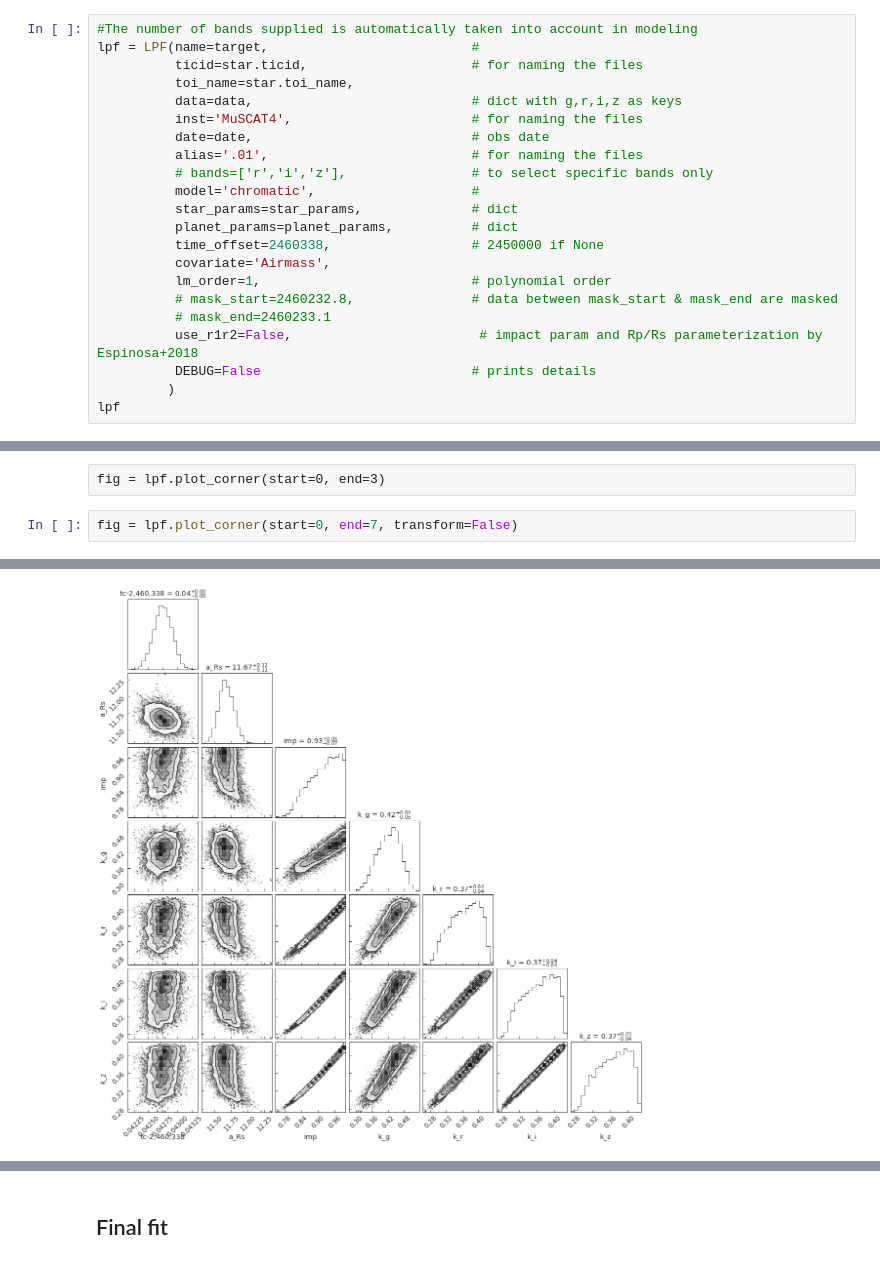
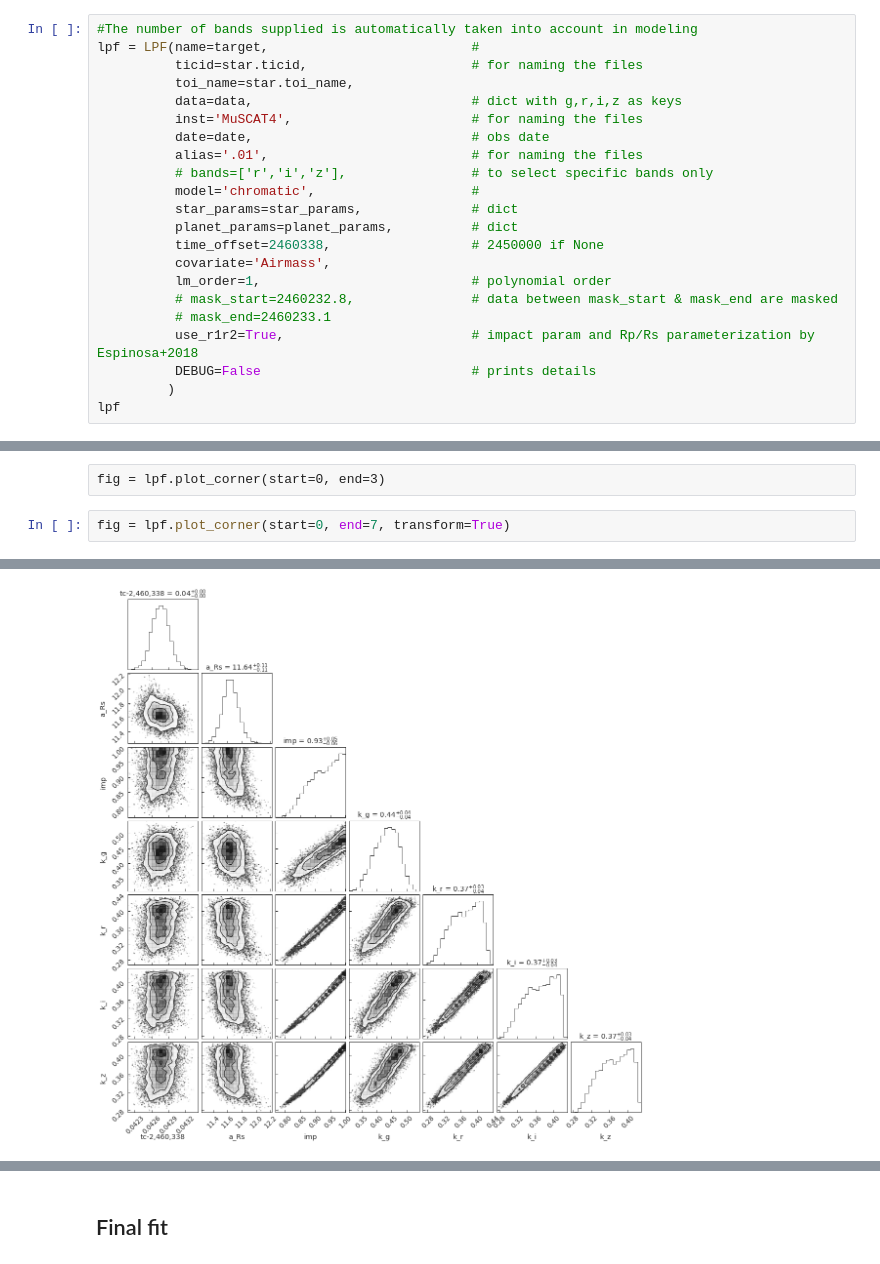
Before and after one commit to jpdeleon/tfop_code, a Jupyter notebook: tfop_template.ipynb, the cells around one changed output, grey strips where cells are left out. Cells and saved outputs as stored; diff of their text form.

```diff
--- a/tfop_template.ipynb
+++ b/tfop_template.ipynb
@@ -163,7 +163,7 @@ lpf = LPF(name=target,                          #
           lm_order=1,                           # polynomial order
           # mask_start=2460232.8,               # data between mask_start & mask_end are masked
           # mask_end=2460233.1
-          use_r1r2=False,                        # impact param and Rp/Rs parameterization by Espinosa+2018
+          use_r1r2=True,                        # impact param and Rp/Rs parameterization by Espinosa+2018
           DEBUG=False                           # prints details
          )
 lpf
@@ -273,5 +264,5 @@ if False:
 # %% [raw]
 fig = lpf.plot_corner(start=0, end=3)
 # %%
-fig = lpf.plot_corner(start=0, end=7, transform=False)
+fig = lpf.plot_corner(start=0, end=7, transform=True)
 # %% [output]
@@ -278,4 +270,4 @@ fig = lpf.plot_corner(start=0, end=7, transform=False)
-[figure, old version]
+[figure, new version]
 # %%
 fig = lpf.plot_posteriors(nsigma=3, save=False, figsize=(14,5))
 
```
Also changed, not shown: parts of 11 cells of this notebook, 6 other files.
